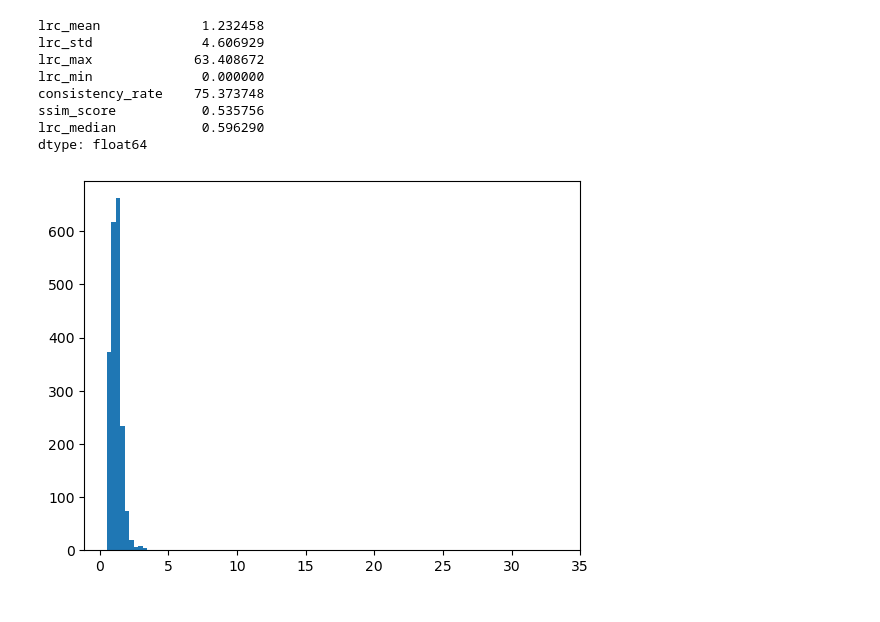
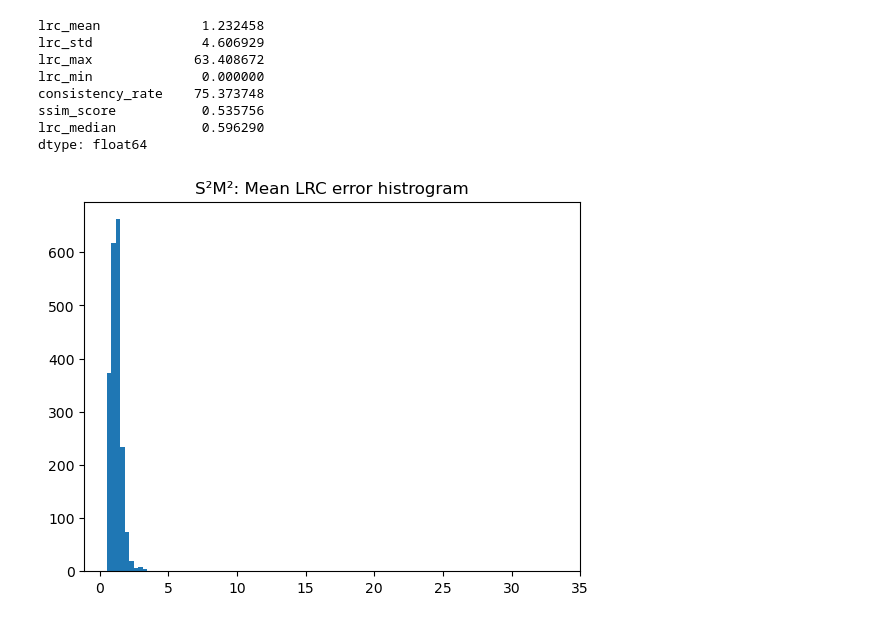
Before and after one commit to ONS-BOUSBIH/robotic-surgical-vision-thesis, a Jupyter notebook: notebooks/metrics_evaluation/setero_matching_evaluation.ipynb, the cells around one changed output. Cells and saved outputs as stored; diff of their text form; code cells hidden in the pictures.

```diff
--- a/notebooks/metrics_evaluation/setero_matching_evaluation.ipynb
+++ b/notebooks/metrics_evaluation/setero_matching_evaluation.ipynb
@@ -306,6 +261,7 @@ lrc_median           0.596290
 dtype: float64
 # %%
 plt.hist(df['lrc_mean'], bins=100)
+plt.title('S²M²: Mean LRC error histrogram')
 plt.show()
 # %% [output]
-[figure, old version]
+[figure, new version]
```
Also changed, not shown: parts of 13 cells of this notebook, 3 other files.
